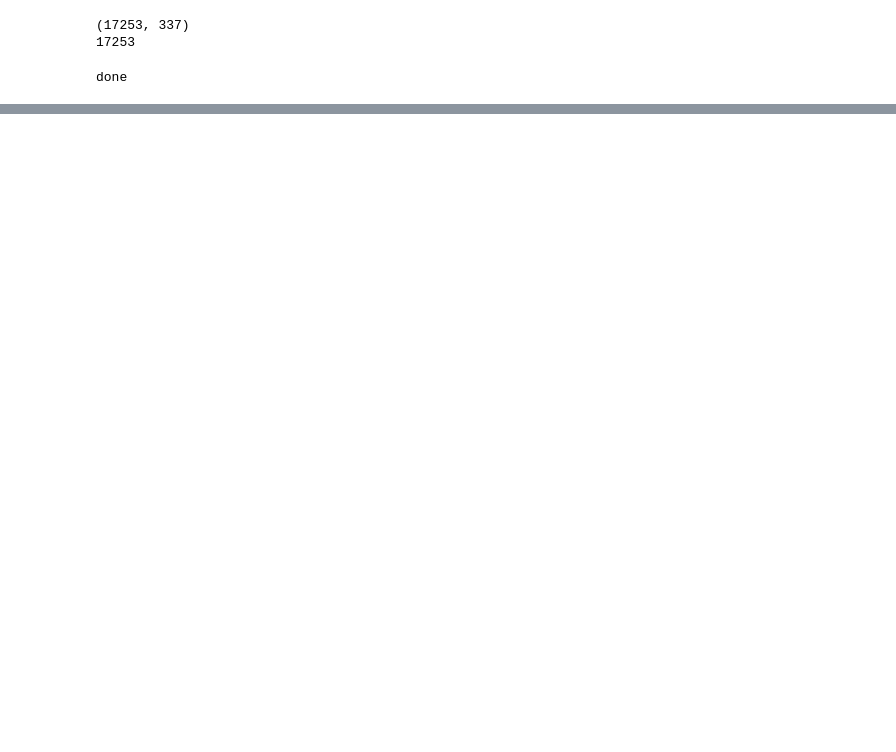
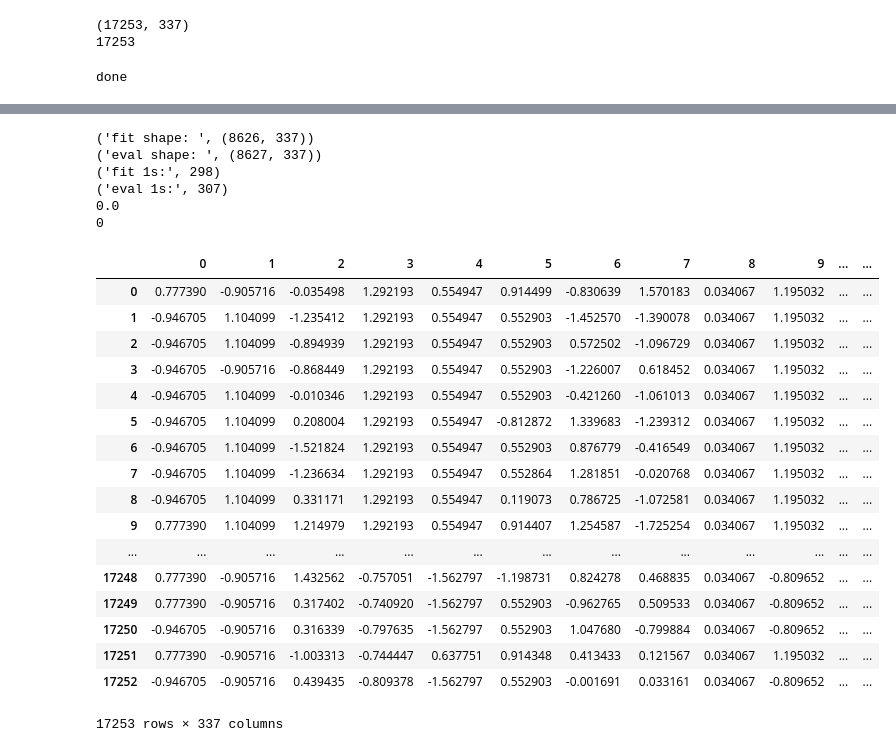
Before and after one commit to grodowski/ml_daftcode, a Jupyter notebook: code/boilerplate.ipynb, the cells around one changed output, grey strips where cells are left out. Cells and saved outputs as stored; diff of their text form; code cells hidden in the pictures; blank space fills up the shorter version.

```diff
--- a/code/boilerplate.ipynb
+++ b/code/boilerplate.ipynb
@@ -41,7 +25,11 @@ def clean(x):
     else:
         return x
 
+
 pdX = pdX.applymap(clean)
+pdX = pd.DataFrame(np.nan_to_num(pdX))
+from sklearn.preprocessing import scale
+# pdX = pdX.apply(lambda col:scale(col))
 print("done")
 # %% [output]
 done
@@ -76,0 +36,59 @@ print tb.evals_result()
+# %%
+from sklearn.cross_validation import train_test_split
+from sklearn.metrics import roc_auc_score, f1_score
+import xgboost as xg
+
+# suggested params
+param = {
+    'bst:eta' : [0.002, 0.02],
+    'bst:subsample' : [0.5,1],
+    'bst:mim_child_weight' : [0.1,10],
+    'bst:max_depth' : [2,30],
+    'bst:gamma' : [0,1],
+    'objective':'binary:logistic'
+}
+
+X_fit, X_eval, y_fit, y_eval = train_test_split(
+    pdX, y, test_size=0.5, random_state=42
+)
+
+print("fit shape: ", X_fit.shape)
+print("eval shape: ", X_eval.shape)
+print("fit 1s:", len(filter(lambda x: x == 1, y_fit)))
+print("eval 1s:", len(filter(lambda x: x == 1, y_eval)))
+
+# X = xg.DMatrix(np.array(pdX))
+tb = xg.XGBClassifier(learning_rate=0.05).fit(X_fit, y_fit)
+# tb.fit(X_fit, y_fit, eval_set=[(X_eval, y_eval)], eval_metric='logloss', verbose=True)
+# print tb.evals_result()
+y_pred = tb.predict(X_eval)
+print f1_score(y_eval, y_pred)
+print len(filter(lambda x: x == 1, y_pred))
+# %% [output]
+('fit shape: ', (8626, 337))
+('eval shape: ', (8627, 337))
+('fit 1s:', 298)
+('eval 1s:', 307)
+0.0
+0
+# %%
+pdX
+# %% [output]
+|  | 0 | 1 | 2 | 3 | 4 | 5 | 6 | 7 | 8 | 9 | ... | ... |
+| 0 | 0.777390 | -0.905716 | -0.035498 | 1.292193 | 0.554947 | 0.914499 | -0.830639 | 1.570183 | 0.034067 | 1.195032 | ... | ... |
+| 1 | -0.946705 | 1.104099 | -1.235412 | 1.292193 | 0.554947 | 0.552903 | -1.452570 | -1.390078 | 0.034067 | 1.195032 | ... | ... |
+| 2 | -0.946705 | 1.104099 | -0.894939 | 1.292193 | 0.554947 | 0.552903 | 0.572502 | -1.096729 | 0.034067 | 1.195032 | ... | ... |
+| 3 | -0.946705 | -0.905716 | -0.868449 | 1.292193 | 0.554947 | 0.552903 | -1.226007 | 0.618452 | 0.034067 | 1.195032 | ... | ... |
+| 4 | -0.946705 | 1.104099 | -0.010346 | 1.292193 | 0.554947 | 0.552903 | -0.421260 | -1.061013 | 0.034067 | 1.195032 | ... | ... |
+| 5 | -0.946705 | 1.104099 | 0.208004 | 1.292193 | 0.554947 | -0.812872 | 1.339683 | -1.239312 | 0.034067 | 1.195032 | ... | ... |
+| 6 | -0.946705 | 1.104099 | -1.521824 | 1.292193 | 0.554947 | 0.552903 | 0.876779 | -0.416549 | 0.034067 | 1.195032 | ... | ... |
+| 7 | -0.946705 | 1.104099 | -1.236634 | 1.292193 | 0.554947 | 0.552864 | 1.281851 | -0.020768 | 0.034067 | 1.195032 | ... | ... |
+| 8 | -0.946705 | 1.104099 | 0.331171 | 1.292193 | 0.554947 | 0.119073 | 0.786725 | -1.072581 | 0.034067 | 1.195032 | ... | ... |
+| 9 | 0.777390 | 1.104099 | 1.214979 | 1.292193 | 0.554947 | 0.914407 | 1.254587 | -1.725254 | 0.034067 | 1.195032 | ... | ... |
+| ... | ... | ... | ... | ... | ... | ... | ... | ... | ... | ... | ... | ... |
+| 17248 | 0.777390 | -0.905716 | 1.432562 | -0.757051 | -1.562797 | -1.198731 | 0.824278 | 0.468835 | 0.034067 | -0.809652 | ... | ... |
+| 17249 | 0.777390 | -0.905716 | 0.317402 | -0.740920 | -1.562797 | 0.552903 | -0.962765 | 0.509533 | 0.034067 | -0.809652 | ... | ... |
+| 17250 | -0.946705 | -0.905716 | 0.316339 | -0.797635 | -1.562797 | 0.552903 | 1.047680 | -0.799884 | 0.034067 | -0.809652 | ... | ... |
+| 17251 | 0.777390 | -0.905716 | -1.003313 | -0.744447 | 0.637751 | 0.914348 | 0.413433 | 0.121567 | 0.034067 | 1.195032 | ... | ... |
+| 17252 | -0.946705 | -0.905716 | 0.439435 | -0.809378 | -1.562797 | 0.552903 | -0.001691 | 0.033161 | 0.034067 | -0.809652 | ... | ... |
+17253 rows × 337 columns
```
Also changed, not shown: parts of 4 cells of this notebook, 1 other file.
